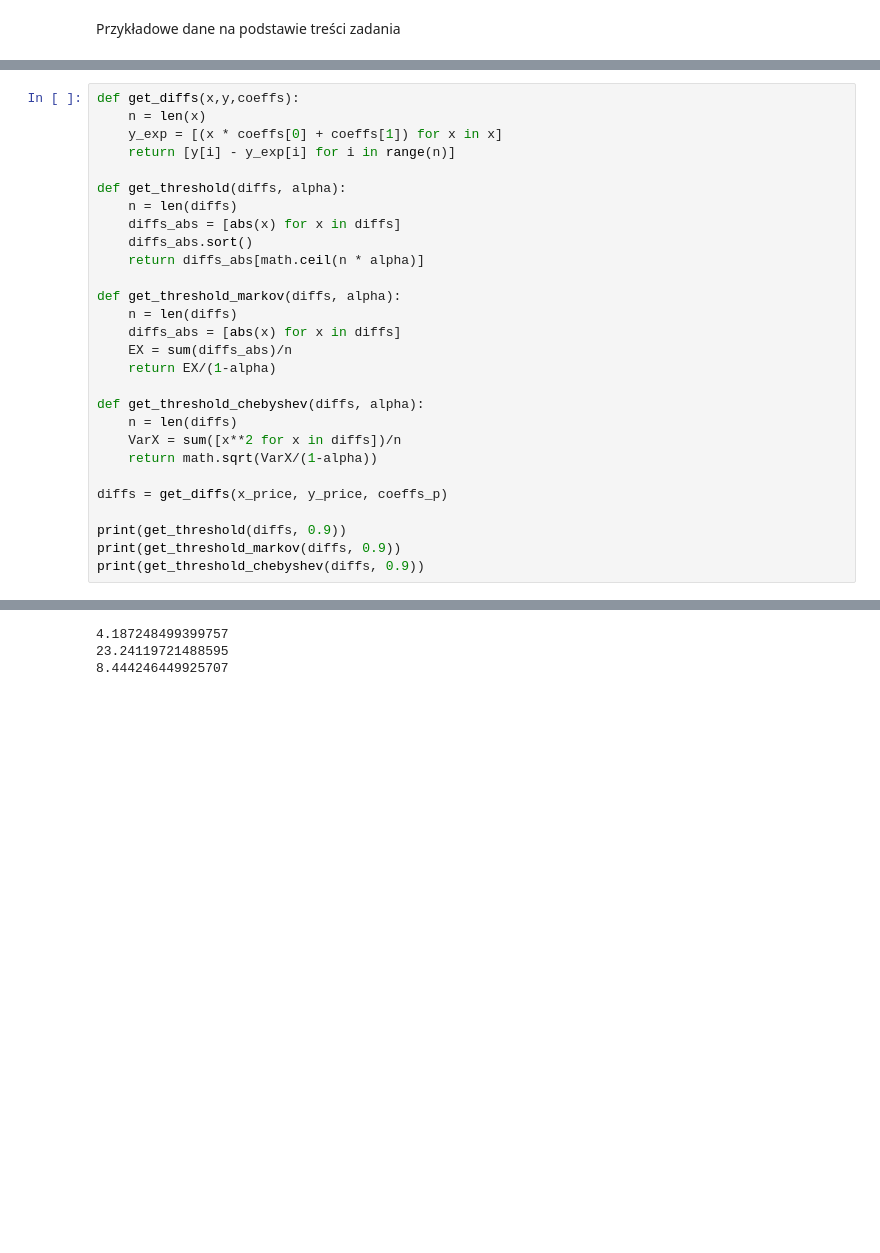
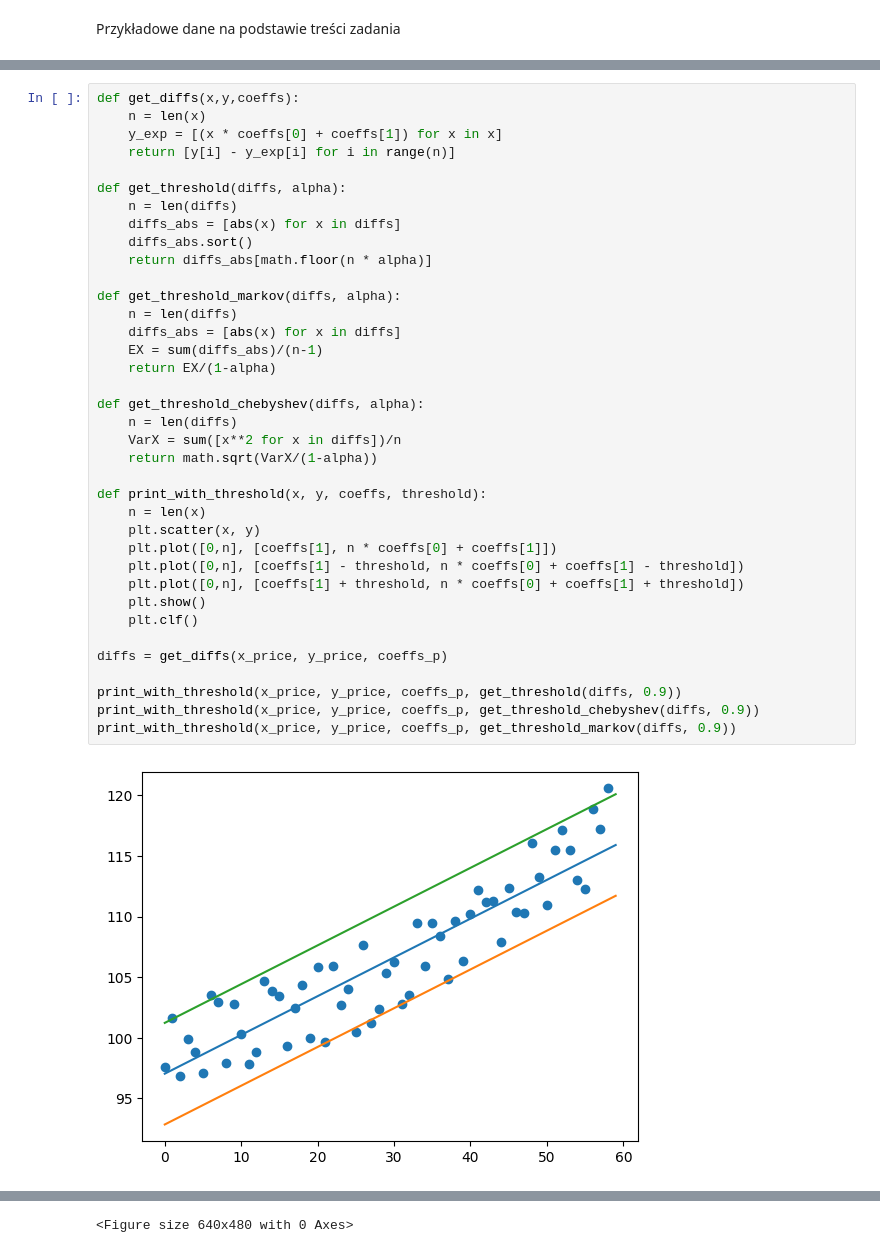
Before and after one commit to pucikplay/MPA, a Jupyter notebook: L1/one_product.ipynb, the cells around one changed output, grey strips where cells are left out. Saved outputs shown, nothing was run; the diff lists cells and outputs as text; blank space fills up the shorter version.

```diff
--- a/L1/one_product.ipynb
+++ b/L1/one_product.ipynb
@@ -142,29 +151,39 @@ print_with_approx(x_quantity, y_quantity, coeffs_q)
 # %%
 def get_diffs(x,y,coeffs):
     n = len(x)
     y_exp = [(x * coeffs[0] + coeffs[1]) for x in x]
     return [y[i] - y_exp[i] for i in range(n)]
 
 def get_threshold(diffs, alpha):
     n = len(diffs)
     diffs_abs = [abs(x) for x in diffs]
     diffs_abs.sort()
-    return diffs_abs[math.ceil(n * alpha)]
+    return diffs_abs[math.floor(n * alpha)]
 
 def get_threshold_markov(diffs, alpha):
     n = len(diffs)
     diffs_abs = [abs(x) for x in diffs]
-    EX = sum(diffs_abs)/n
+    EX = sum(diffs_abs)/(n-1)
     return EX/(1-alpha)
 
 def get_threshold_chebyshev(diffs, alpha):
     n = len(diffs)
     VarX = sum([x**2 for x in diffs])/n
     return math.sqrt(VarX/(1-alpha))
 
+def print_with_threshold(x, y, coeffs, threshold):
+    n = len(x)
+    plt.scatter(x, y)
+    plt.plot([0,n], [coeffs[1], n * coeffs[0] + coeffs[1]])
+    plt.plot([0,n], [coeffs[1] - threshold, n * coeffs[0] + coeffs[1] - threshold])
+    plt.plot([0,n], [coeffs[1] + threshold, n * coeffs[0] + coeffs[1] + threshold])
+    plt.show()
+    plt.clf()
+
 diffs = get_diffs(x_price, y_price, coeffs_p)
 
-print(get_threshold(diffs, 0.9))
-print(get_threshold_markov(diffs, 0.9))
-print(get_threshold_chebyshev(diffs, 0.9))
+print_with_threshold(x_price, y_price, coeffs_p, get_threshold(diffs, 0.9))
+print_with_threshold(x_price, y_price, coeffs_p, get_threshold_chebyshev(diffs, 0.9))
+print_with_threshold(x_price, y_price, coeffs_p, get_threshold_markov(diffs, 0.9))
 # %% [output]
+[figure, added]
@@ -171,3 +192 @@ print(get_threshold_chebyshev(diffs, 0.9))
-4.187248499399757
-23.24119721488595
-8.444246449925707
+<Figure size 640x480 with 0 Axes>
```
Also changed, not shown: parts of 18 cells of this notebook, 1 other file.
